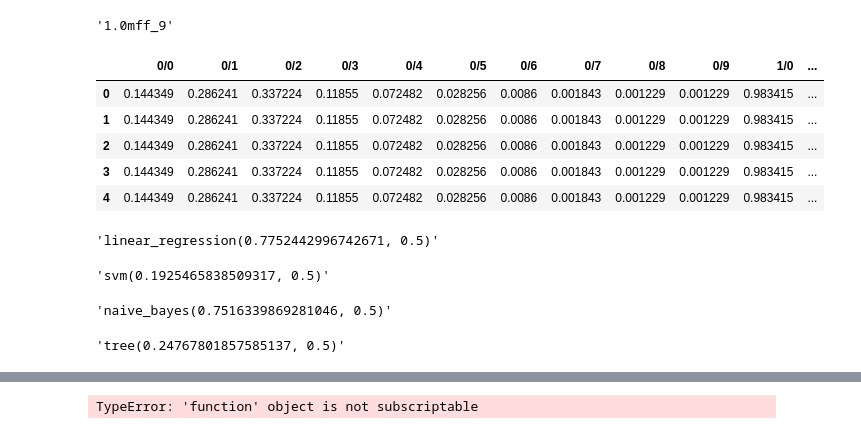
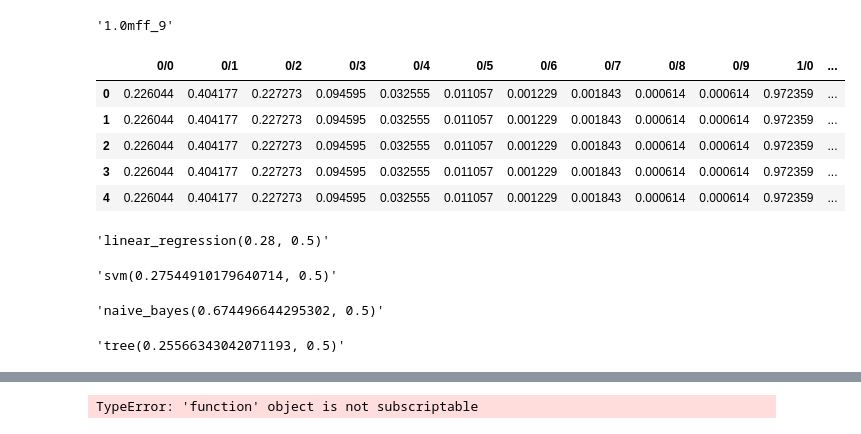
Before and after one commit to jwzinser/Tesis, a Jupyter notebook: parallel/fffff.ipynb, the cells around one changed output, grey strips where cells are left out. Saved outputs shown, nothing was run; the diff lists cells and outputs as text; code cells hidden in the pictures.

```diff
--- a/parallel/fffff.ipynb
+++ b/parallel/fffff.ipynb
@@ -31,35 +30,36 @@ Index(['age', 'workclass', 'fnlwgt', 'education', 'education.num',
 # %%
 cases = [[1, True, True, True, False]]
 for pr in range(1,11):
     cases += [
 [pr/10, False, True, True, False],
                   [pr/10, True, True, True, False],
                   [pr/10, False, True, True, True],
                   [pr/10, True, False, False, False],
                   [pr/10, False, False, False, False],
                   [pr/10, False, False, False, True]
              ]
 ds_name="income_pca"
 y_col = "salary-class"
-y_col = "income" #"target"
+y_col = " <=50K" #"target"
 exclude_cols = ["lat", "lon", "hostel.name", "Distance"]
 df_path = "../data/kaggle/heart/heart.csv"
 df_path = "../data/kaggle/census/adult.csv"
+df_path = "../data/census/census.csv"
 
 #df_path = dataset_path
 sanitize_df(df_path, ds_name, y_col, exclude_cols, cases)
 # %% [output]
 '1.0mff_9'
 |  | 0/0 | 0/1 | 0/2 | 0/3 | 0/4 | 0/5 | 0/6 | 0/7 | 0/8 | 0/9 | 1/0 | ... |
-| 0 | 0.144349 | 0.286241 | 0.337224 | 0.11855 | 0.072482 | 0.028256 | 0.0086 | 0.001843 | 0.001229 | 0.001229 | 0.983415 | ... |
-| 1 | 0.144349 | 0.286241 | 0.337224 | 0.11855 | 0.072482 | 0.028256 | 0.0086 | 0.001843 | 0.001229 | 0.001229 | 0.983415 | ... |
-| 2 | 0.144349 | 0.286241 | 0.337224 | 0.11855 | 0.072482 | 0.028256 | 0.0086 | 0.001843 | 0.001229 | 0.001229 | 0.983415 | ... |
-| 3 | 0.144349 | 0.286241 | 0.337224 | 0.11855 | 0.072482 | 0.028256 | 0.0086 | 0.001843 | 0.001229 | 0.001229 | 0.983415 | ... |
-| 4 | 0.144349 | 0.286241 | 0.337224 | 0.11855 | 0.072482 | 0.028256 | 0.0086 | 0.001843 | 0.001229 | 0.001229 | 0.983415 | ... |
+| 0 | 0.226044 | 0.404177 | 0.227273 | 0.094595 | 0.032555 | 0.011057 | 0.001229 | 0.001843 | 0.000614 | 0.000614 | 0.972359 | ... |
+| 1 | 0.226044 | 0.404177 | 0.227273 | 0.094595 | 0.032555 | 0.011057 | 0.001229 | 0.001843 | 0.000614 | 0.000614 | 0.972359 | ... |
+| 2 | 0.226044 | 0.404177 | 0.227273 | 0.094595 | 0.032555 | 0.011057 | 0.001229 | 0.001843 | 0.000614 | 0.000614 | 0.972359 | ... |
+| 3 | 0.226044 | 0.404177 | 0.227273 | 0.094595 | 0.032555 | 0.011057 | 0.001229 | 0.001843 | 0.000614 | 0.000614 | 0.972359 | ... |
+| 4 | 0.226044 | 0.404177 | 0.227273 | 0.094595 | 0.032555 | 0.011057 | 0.001229 | 0.001843 | 0.000614 | 0.000614 | 0.972359 | ... |
-'linear_regression(0.7752442996742671, 0.5)'
+'linear_regression(0.28, 0.5)'
-'svm(0.1925465838509317, 0.5)'
+'svm(0.27544910179640714, 0.5)'
-'naive_bayes(0.7516339869281046, 0.5)'
+'naive_bayes(0.674496644295302, 0.5)'
-'tree(0.24767801857585137, 0.5)'
+'tree(0.25566343042071193, 0.5)'
 # %%
 df_eda = {}
 for ds_name, df_path, y_col in [("income_pca", "../data/kaggle/census/adult.csv", "income"),
```
Also changed, not shown: parts of 3 cells of this notebook, 1 other file.
